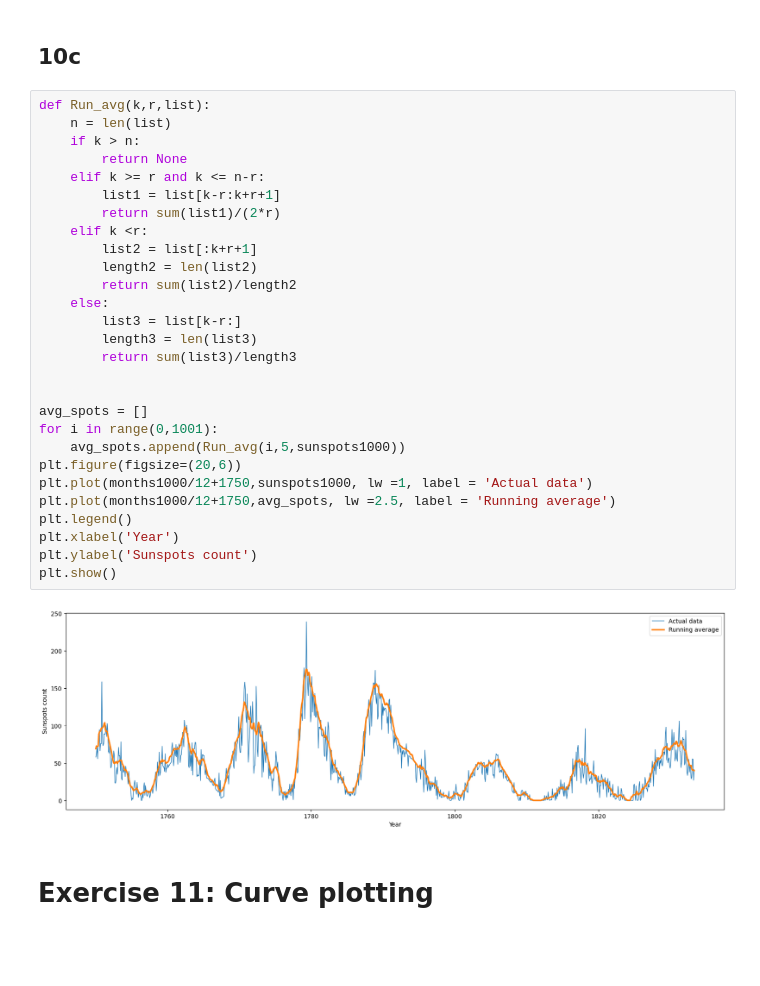
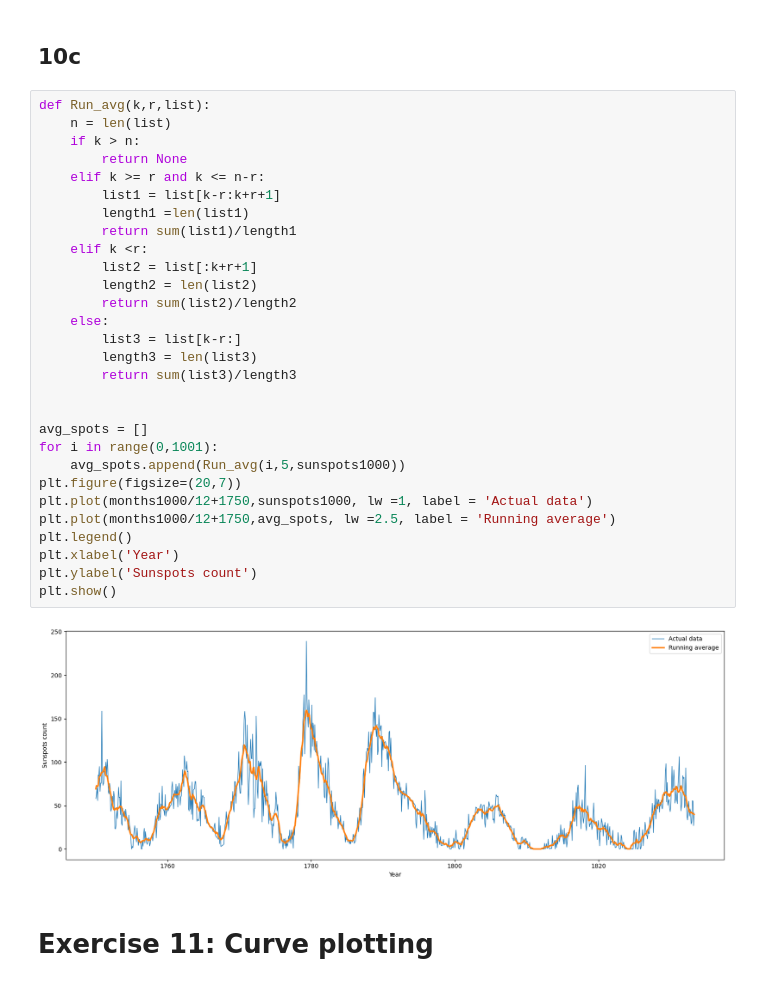
Before and after one commit to SNarula14/PH354_Assign, a Jupyter notebook: Assign_1/Assign_1.ipynb, the cells around one changed output. Cells and saved outputs as stored; diff of their text form; blank space fills up the shorter version.

```diff
--- a/Assign_1/Assign_1.ipynb
+++ b/Assign_1/Assign_1.ipynb
@@ -367,33 +370,34 @@ plt.show()
 # %%
 def Run_avg(k,r,list):
     n = len(list)
     if k > n:
         return None
     elif k >= r and k <= n-r:
         list1 = list[k-r:k+r+1]
-        return sum(list1)/(2*r)
+        length1 =len(list1)
+        return sum(list1)/length1
     elif k <r:
         list2 = list[:k+r+1]
         length2 = len(list2)
         return sum(list2)/length2
     else:
         list3 = list[k-r:]
         length3 = len(list3)
         return sum(list3)/length3
 
 
 avg_spots = []
 for i in range(0,1001):
     avg_spots.append(Run_avg(i,5,sunspots1000))
-plt.figure(figsize=(20,6))
+plt.figure(figsize=(20,7))
 plt.plot(months1000/12+1750,sunspots1000, lw =1, label = 'Actual data')
 plt.plot(months1000/12+1750,avg_spots, lw =2.5, label = 'Running average')
 plt.legend()
 plt.xlabel('Year')
 plt.ylabel('Sunspots count')
 plt.show()
 # %% [output]
-[figure, old version]
+[figure, new version]
 # %% [markdown]
 # **Exercise 11: Curve plotting**
 # %% [markdown]
```
Also changed, not shown: parts of 3 cells of this notebook.
